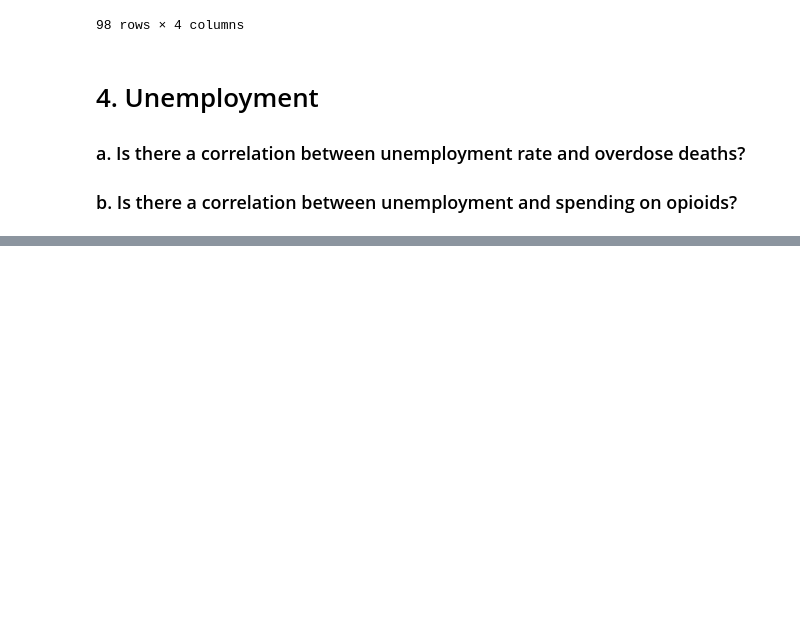
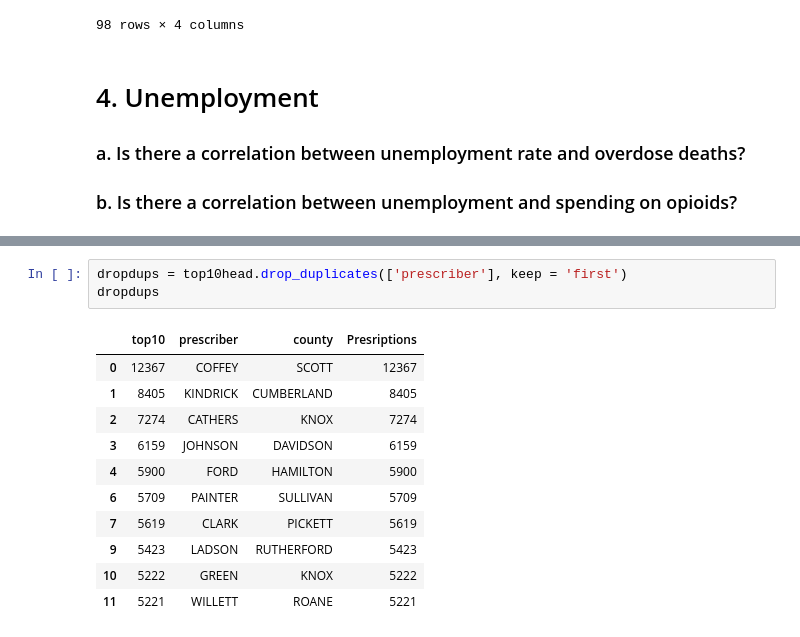
Before and after one commit to NSS-Full-Time-Data-Analytics-14/prescription-drugs-python-nutter_butter, a Jupyter notebook: Notebook/nutter_butter_jg.ipynb, the cells around one changed output, grey strips where cells are left out. Drawn from its saved outputs; the diff is of its cells as text; blank space fills up the shorter version.

```diff
--- a/Notebook/nutter_butter_jg.ipynb
+++ b/Notebook/nutter_butter_jg.ipynb
@@ -341,0 +411,15 @@ prescription3c.sort_values('percapitatotal',ascending = False).reset_index(drop
+# %%
+dropdups = top10head.drop_duplicates(['prescriber'], keep = 'first')
+dropdups
+# %% [output]
+|  | top10 | prescriber | county | Presriptions |
+| 0 | 12367 | COFFEY | SCOTT | 12367 |
+| 1 | 8405 | KINDRICK | CUMBERLAND | 8405 |
+| 2 | 7274 | CATHERS | KNOX | 7274 |
+| 3 | 6159 | JOHNSON | DAVIDSON | 6159 |
+| 4 | 5900 | FORD | HAMILTON | 5900 |
+| 6 | 5709 | PAINTER | SULLIVAN | 5709 |
+| 7 | 5619 | CLARK | PICKETT | 5619 |
+| 9 | 5423 | LADSON | RUTHERFORD | 5423 |
+| 10 | 5222 | GREEN | KNOX | 5222 |
+| 11 | 5221 | WILLETT | ROANE | 5221 |
```
Also changed, not shown: parts of 26 cells of this notebook.
